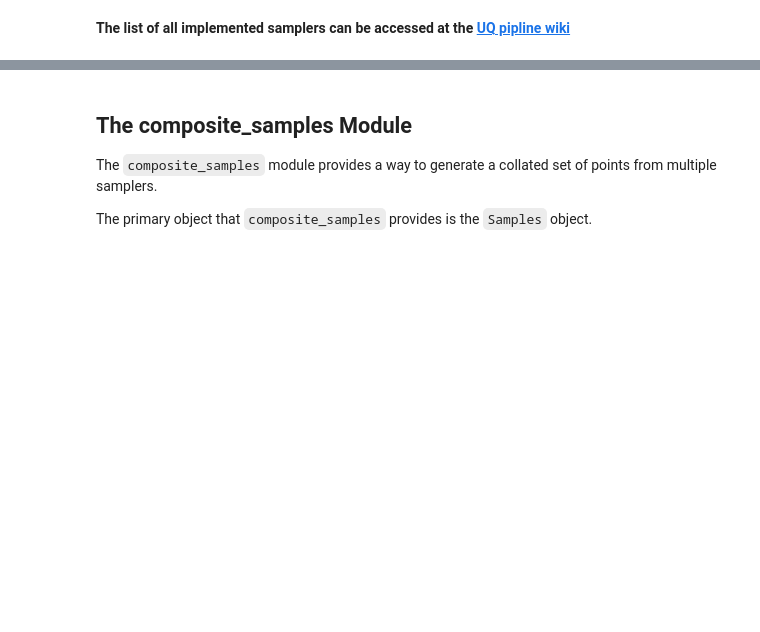
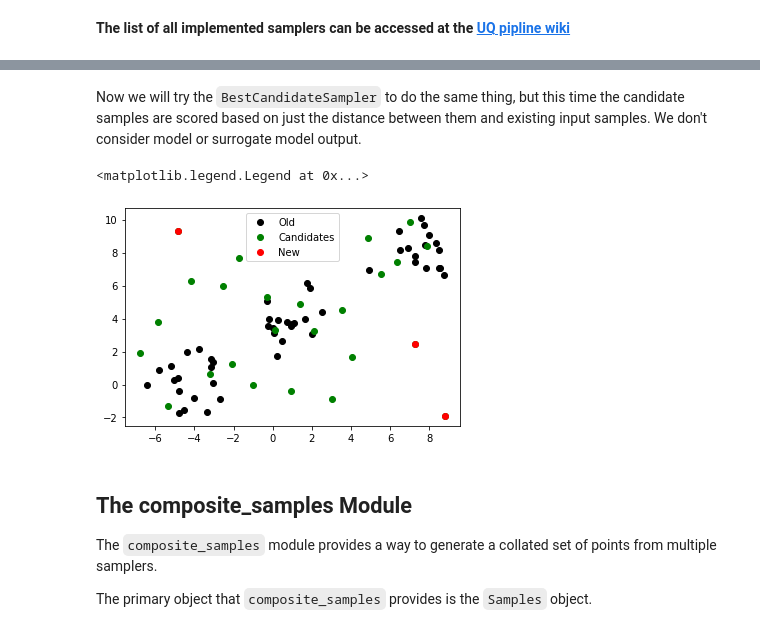
Before and after one commit to LLNL/trata, a Jupyter notebook: docs/notebooks/Sampling_Documentation.ipynb, the cells around one changed output, grey strips where cells are left out. Cells and saved outputs as stored; diff of their text form; code cells hidden in the pictures; blank space fills up the shorter version.

```diff
--- a/docs/notebooks/Sampling_Documentation.ipynb
+++ b/docs/notebooks/Sampling_Documentation.ipynb
@@ -74,3 +113,18 @@ plt.scatter(lhsStaticPoints[0], lhsStaticPoints[1])
+# %% [markdown]
+</p>Now we will try the <code>BestCandidateSampler</code> to do the same thing, but this time the candidate samples are scored based on just the distance between them and existing input samples. We don't consider model or surrogate model output.</p>
+# %%
+new_samples = adaptive_sampler.BestCandidateSampler.sample_points(num_points=3,
+                                                                         X=train_input,
+                                                                         cand_points=lhsStaticPoints.T,
+                                                                         seed=3)
+
+plt.plot(train_input[:,0], train_input[:,1], 'ko', label="Old")
+plt.plot(lhsStaticPoints.T[:,0], lhsStaticPoints.T[:,1], 'go', label="Candidates")
+plt.plot(new_samples[:,0], new_samples[:,1], 'ro', label="New")
+plt.legend()
+# %% [output]
+<matplotlib.legend.Legend at 0x...>
+[figure, added]
 # %% [markdown]
 <h2>The composite_samples Module</h2>
 <p>The <code>composite_samples</code> module provides a way to generate a collated set of points from multiple samplers.</p>
```
Also changed, not shown: parts of 14 cells of this notebook, 2 other files.
